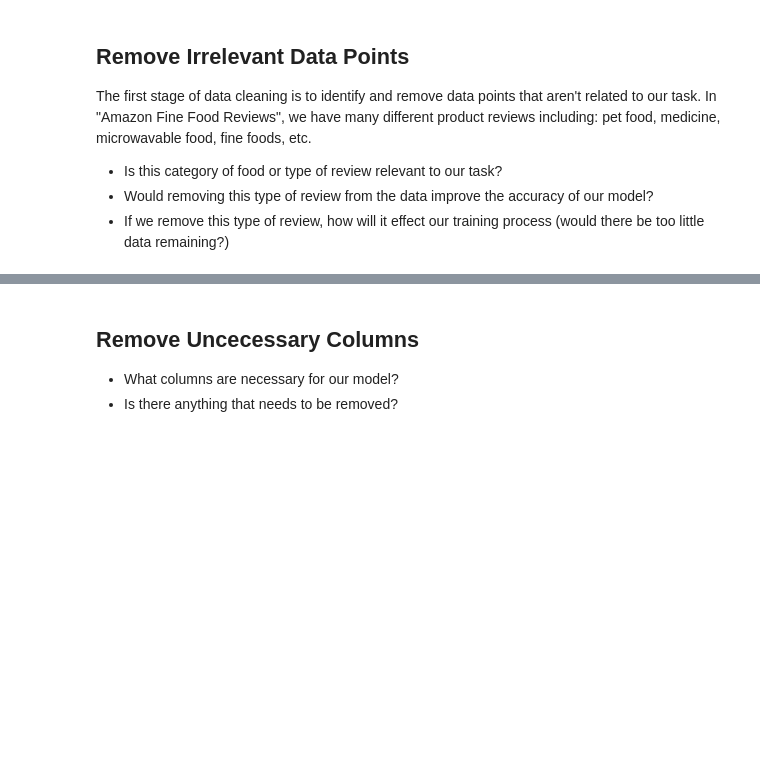
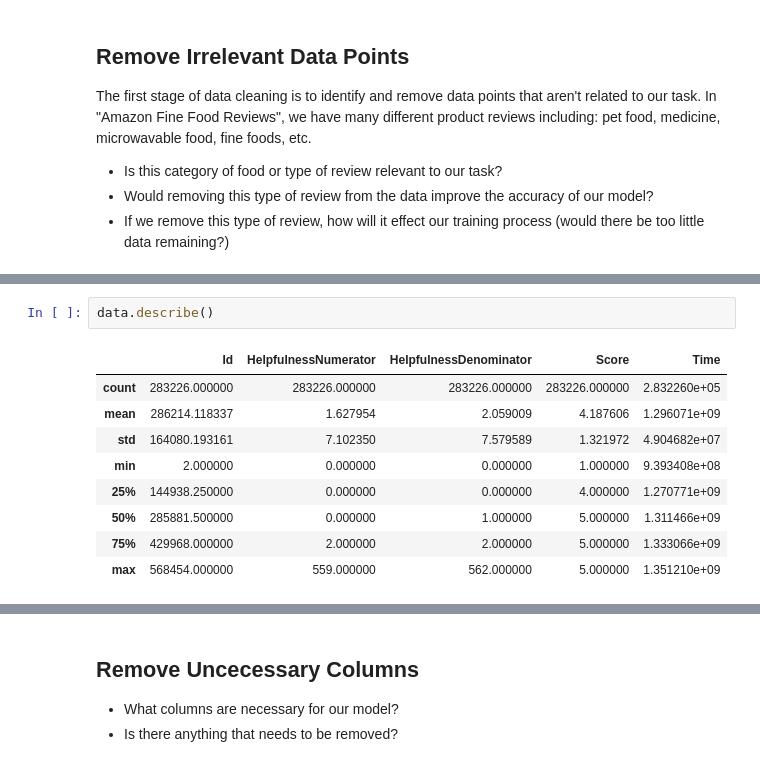
Before and after one commit to Cyrus-Kwan/Amazon-Sentiment-Analysis, a Jupyter notebook: src/cleaning/cleaning.ipynb, the cells around one changed output, grey strips where cells are left out. Drawn from its saved outputs; the diff is of its cells as text; blank space fills up the shorter version.

```diff
--- a/src/cleaning/cleaning.ipynb
+++ b/src/cleaning/cleaning.ipynb
@@ -23,0 +141,12 @@ The first stage of data cleaning is to identify and remove data points that aren
+# %%
+data.describe()
+# %% [output]
+|  | Id | HelpfulnessNumerator | HelpfulnessDenominator | Score | Time |
+| count | 283226.000000 | 283226.000000 | 283226.000000 | 283226.000000 | 2.832260e+05 |
+| mean | 286214.118337 | 1.627954 | 2.059009 | 4.187606 | 1.296071e+09 |
+| std | 164080.193161 | 7.102350 | 7.579589 | 1.321972 | 4.904682e+07 |
+| min | 2.000000 | 0.000000 | 0.000000 | 1.000000 | 9.393408e+08 |
+| 25% | 144938.250000 | 0.000000 | 0.000000 | 4.000000 | 1.270771e+09 |
+| 50% | 285881.500000 | 0.000000 | 1.000000 | 5.000000 | 1.311466e+09 |
+| 75% | 429968.000000 | 2.000000 | 2.000000 | 5.000000 | 1.333066e+09 |
+| max | 568454.000000 | 559.000000 | 562.000000 | 5.000000 | 1.351210e+09 |
```
Also changed, not shown: parts of 19 cells of this notebook.
